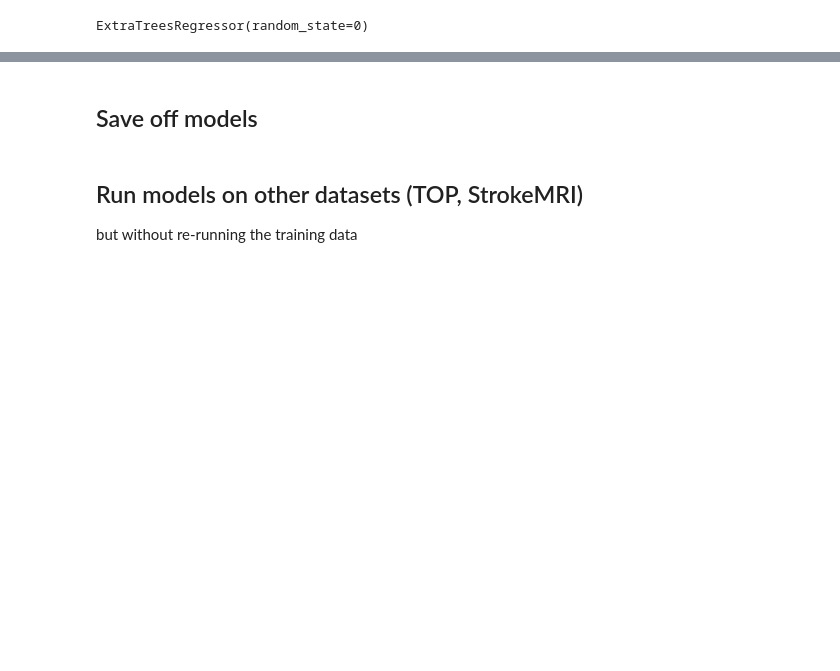
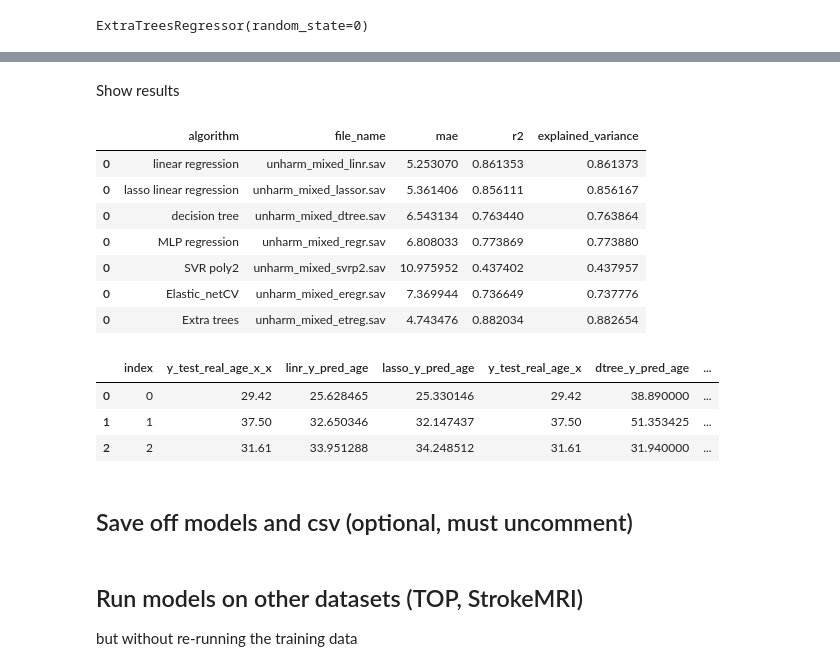
Before and after one commit to brainspinner/cvasl, a Jupyter notebook: harmonization_paper/ml_experiment3.ipynb, the cells around one changed output, grey strips where cells are left out. Saved outputs shown, nothing was run; the diff lists cells and outputs as text; code cells hidden in the pictures; blank space fills up the shorter version.

```diff
--- a/harmonization_paper/ml_experiment3.ipynb
+++ b/harmonization_paper/ml_experiment3.ipynb
@@ -132,5 +133,5 @@ X_test_cut.shape
 (261, 18)
 # %%
 
-regr = MLPRegressor(random_state=1, max_iter=700)
-regr.fit(X_train_cut, y_train)
+# regr = MLPRegressor(random_state=1, max_iter=700)
+# regr.fit(X_train_cut, y_train)
@@ -220,0 +284,9 @@ MAE:  10.976
+# %%
+data= [[
+    'SVR poly2',
+    'unharm_mixed_svrp2.sav',
+    mean_absolute_error(y_test, y_pred),
+    svr_p2.score(X_test_cut,y_test),
+    metrics.explained_variance_score(y_test, y_pred)]]
+svr_p2_results = pd.DataFrame(data, columns=['algorithm','file_name','mae', 'r2', 'explained_variance'])
+#svr_p2_results
@@ -234,0 +313,9 @@ MAE:  7.370
+# %%
+data= [[
+    'Elastic_netCV',
+    'unharm_mixed_eregr.sav',
+    mean_absolute_error(y_test, y_pred),
+    eregr.score(X_test_cut,y_test),
+    metrics.explained_variance_score(y_test, y_pred)]]
+eregr_results = pd.DataFrame(data, columns=['algorithm','file_name','mae', 'r2', 'explained_variance'])
+#eregr_results
@@ -248,0 +342,9 @@ MAE:  4.743
+# %%
+data= [[
+    'Extra trees',
+    'unharm_mixed_etreg.sav',
+    mean_absolute_error(y_test, y_pred),
+    etreg.score(X_test_cut,y_test),
+    metrics.explained_variance_score(y_test, y_pred)]]
+etreg_results = pd.DataFrame(data, columns=['algorithm','file_name','mae', 'r2', 'explained_variance'])
+#etreg_results
@@ -248,0 +360,21 @@ MAE:  4.743
+# %% [markdown]
+Show results
+# %%
+mixed_based_unharmonized_on_testmix =pd.concat([linr_results,
+                   llreg_results,
+                   dtree_results,
+                   regr_results,
+                   svr_p2_results,
+                   eregr_results,
+                  etreg_results],
+                  axis=0)
+mixed_based_unharmonized_on_testmix
+# %% [output]
+|  | algorithm | file_name | mae | r2 | explained_variance |
+| 0 | linear regression | unharm_mixed_linr.sav | 5.253070 | 0.861353 | 0.861373 |
+| 0 | lasso linear regression | unharm_mixed_lassor.sav | 5.361406 | 0.856111 | 0.856167 |
+| 0 | decision tree | unharm_mixed_dtree.sav | 6.543134 | 0.763440 | 0.763864 |
+| 0 | MLP regression | unharm_mixed_regr.sav | 6.808033 | 0.773869 | 0.773880 |
+| 0 | SVR poly2 | unharm_mixed_svrp2.sav | 10.975952 | 0.437402 | 0.437957 |
+| 0 | Elastic_netCV | unharm_mixed_eregr.sav | 7.369944 | 0.736649 | 0.737776 |
+| 0 | Extra trees | unharm_mixed_etreg.sav | 4.743476 | 0.882034 | 0.882654 |
@@ -249,2 +393,12 @@ MAE:  4.743
+# %%
+data_frames3 = [real_versus_projected_y1, real_versus_projected_y2,]
+real_versus_projected_y3_mixed_on_mixed = reduce(lambda  left,right: pd.merge(left,right,on=["index"],
+                                            how='outer'), data_frames3)
+real_versus_projected_y3_mixed_on_mixed.head(3)
+# %% [output]
+|  | index | y_test_real_age_x_x | linr_y_pred_age | lasso_y_pred_age | y_test_real_age_x | dtree_y_pred_age | ... |
+| 0 | 0 | 29.42 | 25.628465 | 25.330146 | 29.42 | 38.890000 | ... |
+| 1 | 1 | 37.50 | 32.650346 | 32.147437 | 37.50 | 51.353425 | ... |
+| 2 | 2 | 31.61 | 33.951288 | 34.248512 | 31.61 | 31.940000 | ... |
 # %% [markdown]
-## Save off models
+## Save off models and csv (optional, must uncomment)
```
Also changed, not shown: parts of 97 cells of this notebook.
